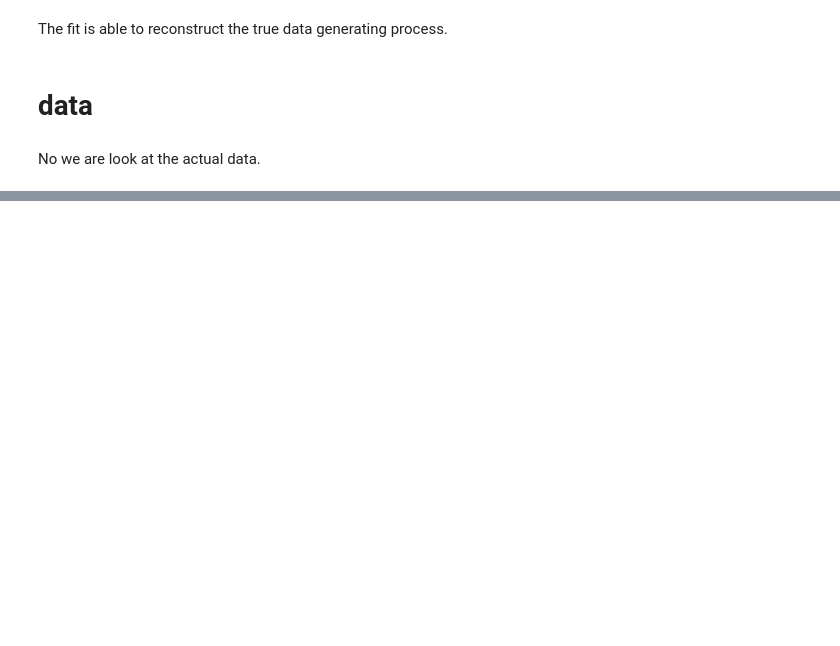
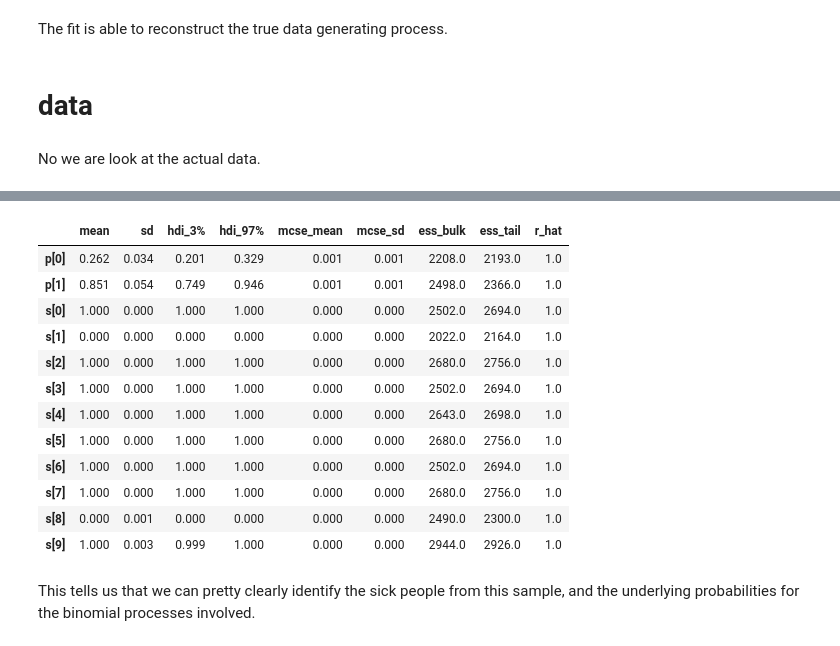
Before and after one commit to DrEntropy/StanFun, a Jupyter notebook: mixed_binomial.ipynb, the cells around one changed output, grey strips where cells are left out. Cells and saved outputs as stored; diff of their text form; code cells hidden in the pictures; blank space fills up the shorter version.

```diff
--- a/mixed_binomial.ipynb
+++ b/mixed_binomial.ipynb
@@ -121,0 +115,18 @@ chain 4 |          | 00:00 Status
+# %%
+az.summary(idata,var_names=["p","s"])
+# %% [output]
+|  | mean | sd | hdi_3% | hdi_97% | mcse_mean | mcse_sd | ess_bulk | ess_tail | r_hat |
+| p[0] | 0.262 | 0.034 | 0.201 | 0.329 | 0.001 | 0.001 | 2208.0 | 2193.0 | 1.0 |
+| p[1] | 0.851 | 0.054 | 0.749 | 0.946 | 0.001 | 0.001 | 2498.0 | 2366.0 | 1.0 |
+| s[0] | 1.000 | 0.000 | 1.000 | 1.000 | 0.000 | 0.000 | 2502.0 | 2694.0 | 1.0 |
+| s[1] | 0.000 | 0.000 | 0.000 | 0.000 | 0.000 | 0.000 | 2022.0 | 2164.0 | 1.0 |
+| s[2] | 1.000 | 0.000 | 1.000 | 1.000 | 0.000 | 0.000 | 2680.0 | 2756.0 | 1.0 |
+| s[3] | 1.000 | 0.000 | 1.000 | 1.000 | 0.000 | 0.000 | 2502.0 | 2694.0 | 1.0 |
+| s[4] | 1.000 | 0.000 | 1.000 | 1.000 | 0.000 | 0.000 | 2643.0 | 2698.0 | 1.0 |
+| s[5] | 1.000 | 0.000 | 1.000 | 1.000 | 0.000 | 0.000 | 2680.0 | 2756.0 | 1.0 |
+| s[6] | 1.000 | 0.000 | 1.000 | 1.000 | 0.000 | 0.000 | 2502.0 | 2694.0 | 1.0 |
+| s[7] | 1.000 | 0.000 | 1.000 | 1.000 | 0.000 | 0.000 | 2680.0 | 2756.0 | 1.0 |
+| s[8] | 0.000 | 0.001 | 0.000 | 0.000 | 0.000 | 0.000 | 2490.0 | 2300.0 | 1.0 |
+| s[9] | 1.000 | 0.003 | 0.999 | 1.000 | 0.000 | 0.000 | 2944.0 | 2926.0 | 1.0 |
+# %% [markdown]
+This tells us that we can pretty clearly identify the sick people from this sample, and the underlying probabilities for the binomial processes involved.
```
Also changed, not shown: parts of 7 cells of this notebook, 1 other file.
